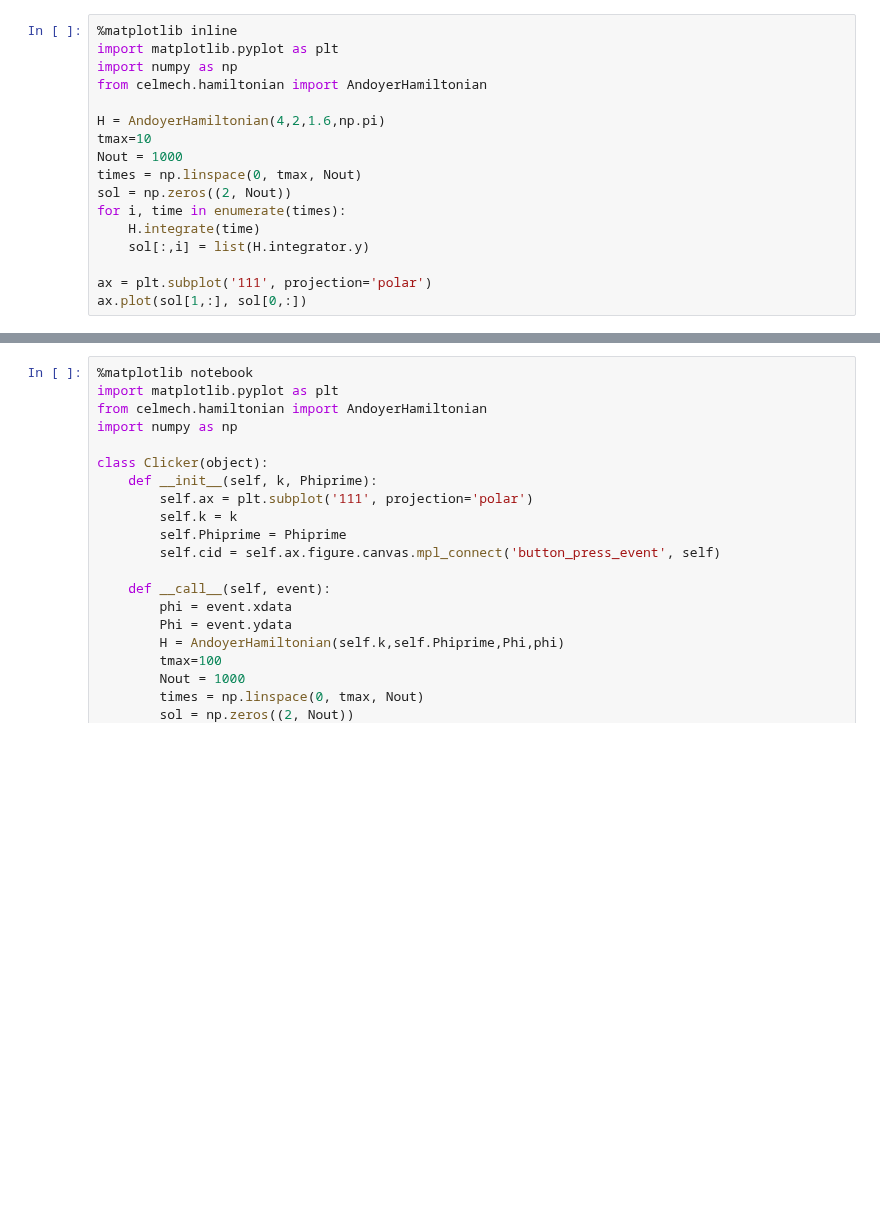
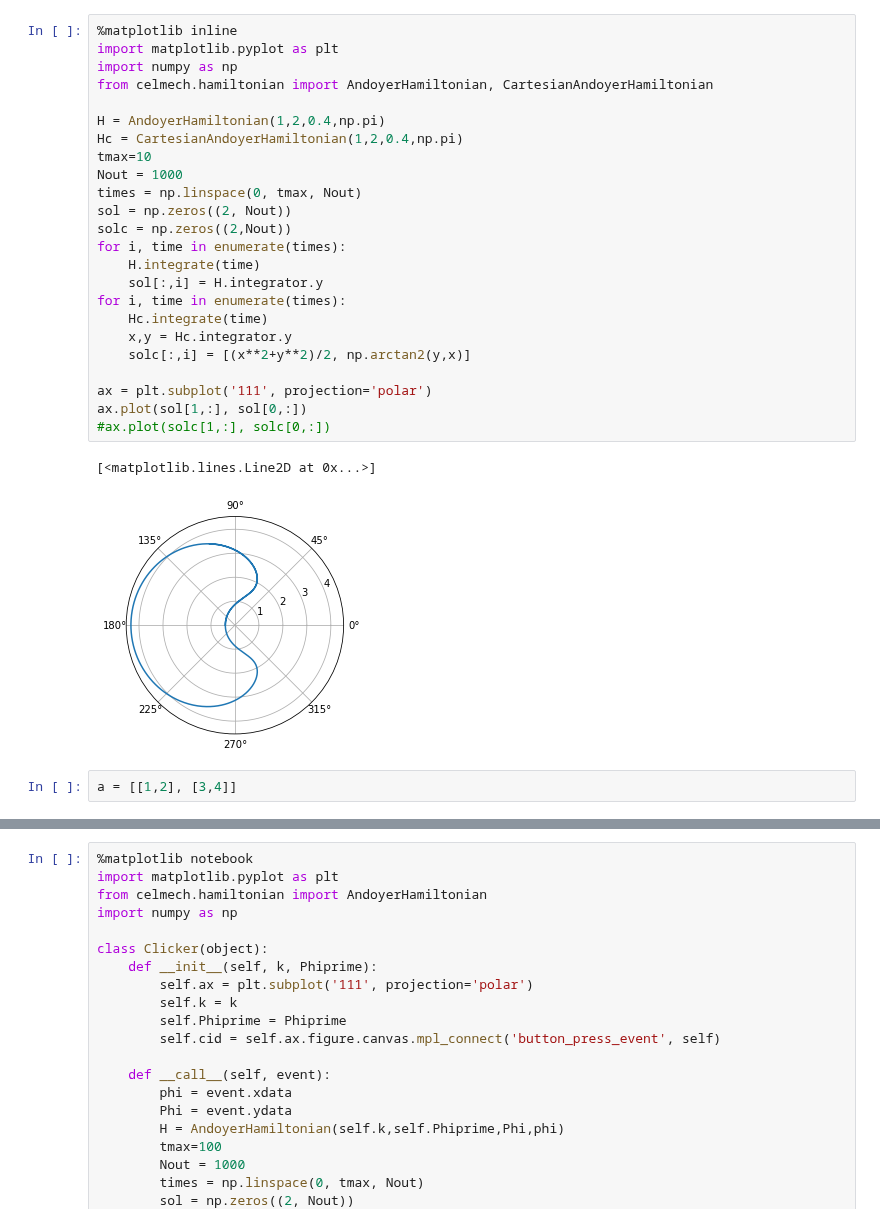
Before and after one commit to shadden/celmech, a Jupyter notebook: Clickplot.ipynb, the cells around one changed output, grey strips where cells are left out. Saved outputs shown, nothing was run; the diff lists cells and outputs as text; blank space fills up the shorter version.

Commit message:
andoyer and clickplot

```diff
--- a/Clickplot.ipynb
+++ b/Clickplot.ipynb
@@ -1,17 +1,29 @@
 # %%
 %matplotlib inline
 import matplotlib.pyplot as plt
 import numpy as np
-from celmech.hamiltonian import AndoyerHamiltonian
+from celmech.hamiltonian import AndoyerHamiltonian, CartesianAndoyerHamiltonian
 
-H = AndoyerHamiltonian(4,2,1.6,np.pi)
+H = AndoyerHamiltonian(1,2,0.4,np.pi)
+Hc = CartesianAndoyerHamiltonian(1,2,0.4,np.pi)
 tmax=10
 Nout = 1000
 times = np.linspace(0, tmax, Nout)
 sol = np.zeros((2, Nout))
+solc = np.zeros((2,Nout))
 for i, time in enumerate(times):
     H.integrate(time)
-    sol[:,i] = list(H.integrator.y)
+    sol[:,i] = H.integrator.y
+for i, time in enumerate(times):
+    Hc.integrate(time)
+    x,y = Hc.integrator.y
+    solc[:,i] = [(x**2+y**2)/2, np.arctan2(y,x)]
 
 ax = plt.subplot('111', projection='polar')
 ax.plot(sol[1,:], sol[0,:])
+#ax.plot(solc[1,:], solc[0,:])
+# %% [output]
+[<matplotlib.lines.Line2D at 0x...>]
+[figure, added]
+# %%
+a = [[1,2], [3,4]]
```
Also changed, not shown: parts of 6 cells of this notebook, 1 other file.
